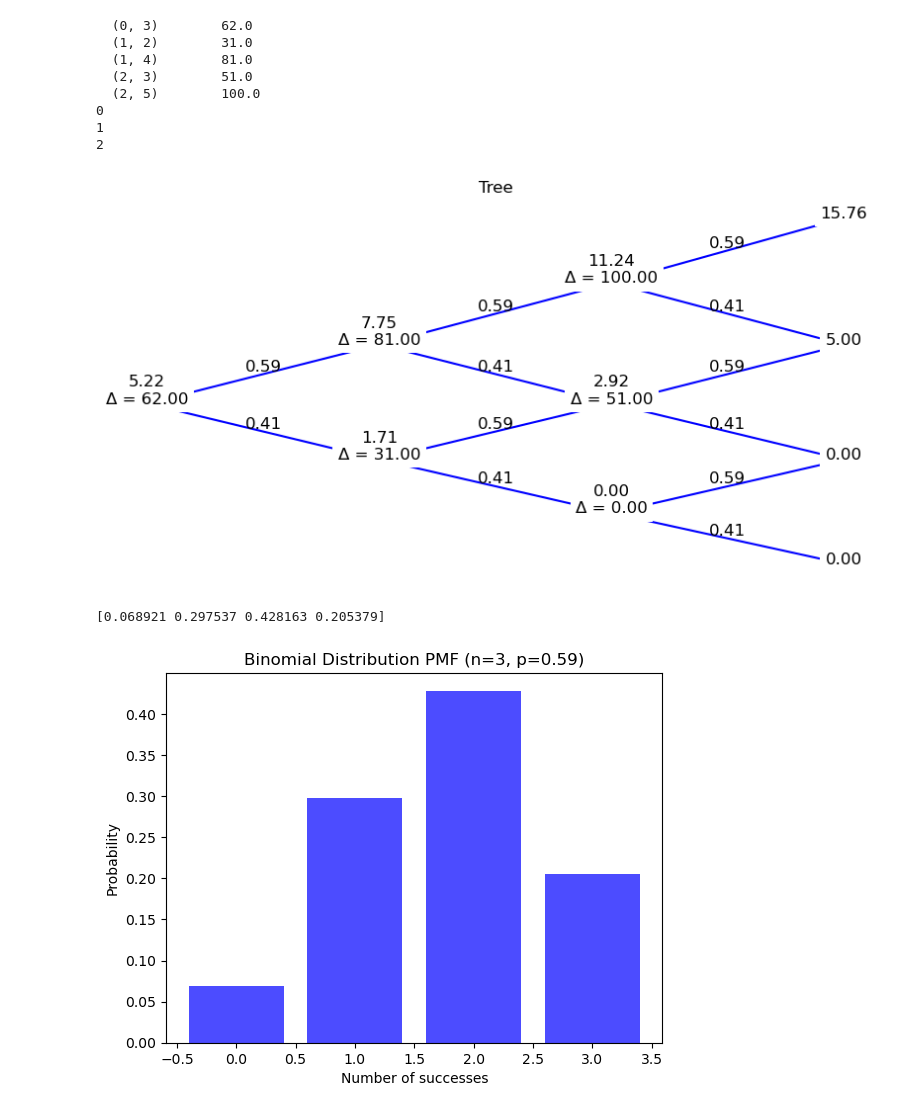
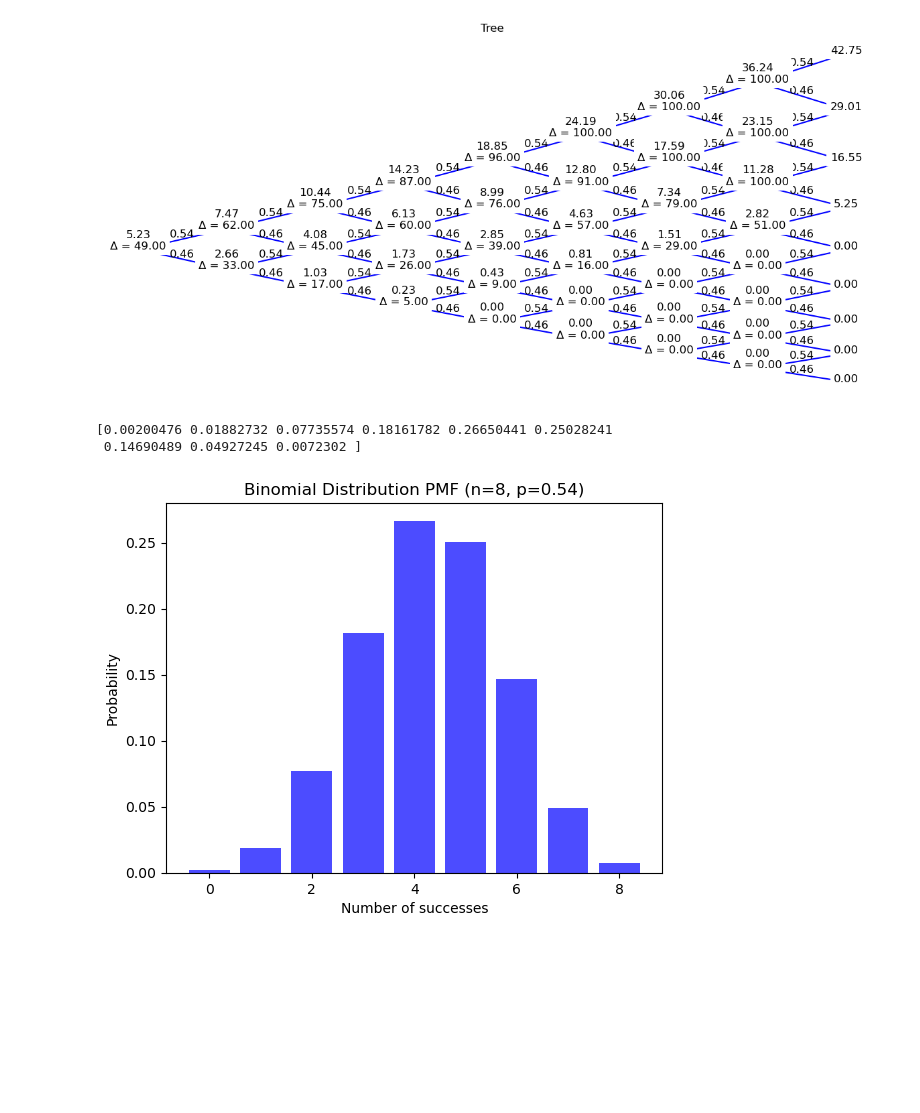
Before and after one commit to JamesRv21/Binomial-Options-Pricing-Model, a Jupyter notebook: binomialTree.ipynb, the cells around one changed output. Saved outputs shown, nothing was run; the diff lists cells and outputs as text; code cells hidden in the pictures; blank space fills up the shorter version.

Commit message:
Additional text changes

```diff
--- a/binomialTree.ipynb
+++ b/binomialTree.ipynb
@@ -8,10 +8,10 @@ up = 1.05
 down = 1/up
 spot = 100
 interest = 0.04
-numPeriods = 3
+numPeriods = 8
 depth = numPeriods
-timeToExpiration = 0.75
-strike = 100
+timeToExpiration = 1
+strike = 105
 
 
 
@@ -39,7 +39,7 @@ for i in range(depth+1):
             cols = np.arange(i+1)*2+depth-i
             mat[rows, cols] = value
 
-fig = plt.figure(figsize=[10, 5])
+fig = plt.figure(figsize=[15, 7])
 plt.axis('off')
 plt.title('Tree')
 
@@ -128,50 +117,35 @@ delta_mat = lil_matrix((depth+1, depth*2+1), dtype = np.float32)
 for i in range(depth+1):
             value = pricingTree[i]
             call_value = call_value_tree[i]
             rows = np.zeros(i+1, dtype=np.int16) + i
             cols = np.arange(i+1)*2+depth-i
             mat[rows, cols] = value
             call_mat[rows, cols] = call_value
             if i == depth:
                   break
             delta_value = delta_tree[i]
             delta_mat[rows, cols] = delta_value
-
-
-print(delta_mat)
-
-fig = plt.figure(figsize=[10, 5])
+fig = plt.figure(figsize=[15, 7])
 plt.axis('off')
 plt.title('Tree')
 
 for i in range(depth):
     x = (np.arange(3 + i*2) % 2 == 0) + i
     y = np.arange(0, 2*(i+1)+1) - 1 + (depth-i)
     v = mat[x, y].toarray()[0]
     call_v = call_mat[x, y].toarray()[0]
     delta_v = delta_mat[x,y].toarray()[0]
     plt.plot(x, v, 'bo-')
     for j in range(len(x)- 1):
          plt.text((x[j] + x[j+1]) / 2, (v[j] + v[j+1]) / 2, f'{1 - abs(((j % 2) - p)):.2f}', fontsize=12, ha='center', va='bottom',)
 
-    # for xi, vi, ci, di in zip(x, v, call_v, delta_v):
-    #     plt.text(xi, vi, f'Call Value: {ci:.2f}\nDelta: {di:.2f}', fontsize=12, ha='center', bbox=dict(facecolor='white', alpha=1, edgecolor='none'))
-    print(i)
     for j in range(len(x)):
         if i == depth - 1  and j % 2 == 0:
             plt.text(x[j], v[j], f'{call_v[j]:.2f}', fontsize=12, ha='center', bbox=dict(facecolor='white', alpha=1, edgecolor='none'))
         else:
             plt.text(x[j], v[j], f'{call_v[j]:.2f}\nΔ = {delta_v[j]:.2f}', fontsize=12, ha='center', bbox=dict(facecolor='white', alpha=1, edgecolor='none'))
 # %% [output]
-  (0, 3)        62.0
-  (1, 2)        31.0
-  (1, 4)        81.0
-  (2, 3)        51.0
-  (2, 5)        100.0
-0
-1
-2
-[figure, old version]
+[figure, new version]
 # %%
 import matplotlib.pyplot as plt
 import numpy as np
@@ -195,5 +169,6 @@ plt.ylabel('Probability')
 plt.title(f'Binomial Distribution PMF (n={n}, p={round(p,2)})')
 plt.show()
 # %% [output]
-[0.068921 0.297537 0.428163 0.205379]
+[0.00200476 0.01882732 0.07735574 0.18161782 0.26650441 0.25028241
+ 0.14690489 0.04927245 0.0072302 ]
-[figure, old version]
+[figure, new version]
```
Also changed, not shown: parts of 3 cells of this notebook.
